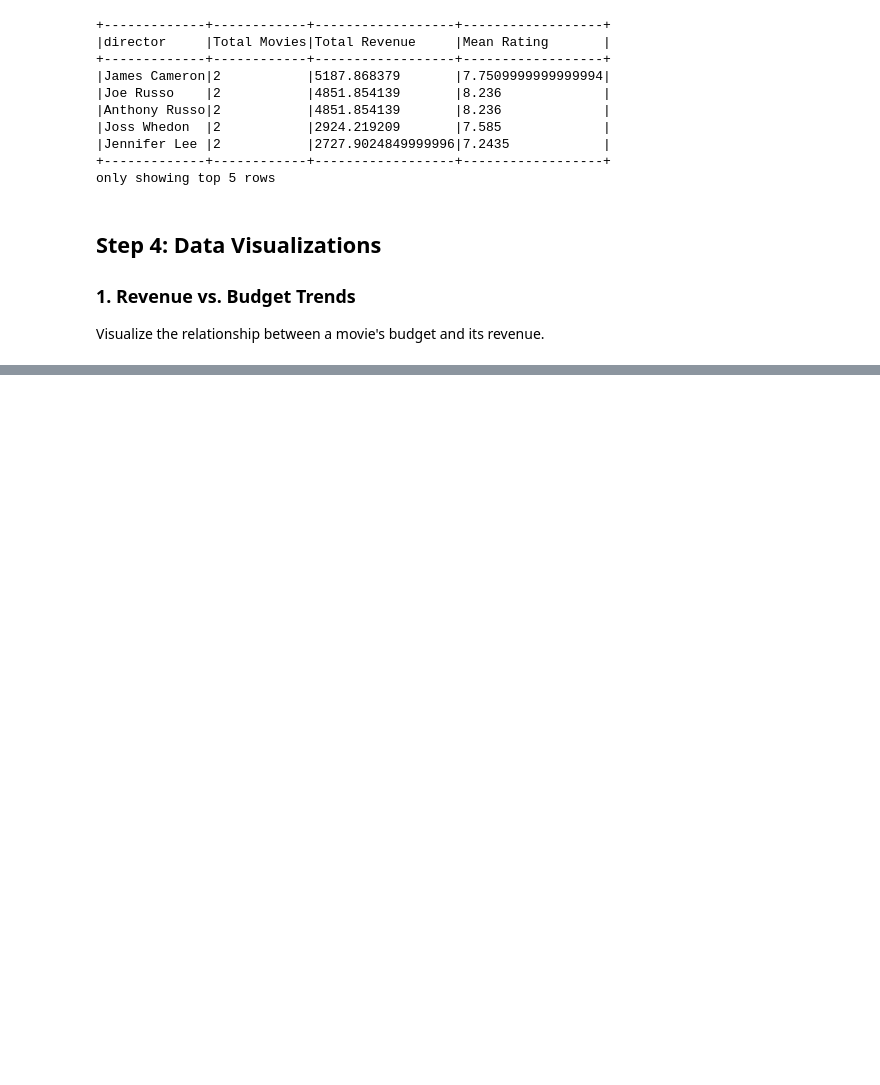
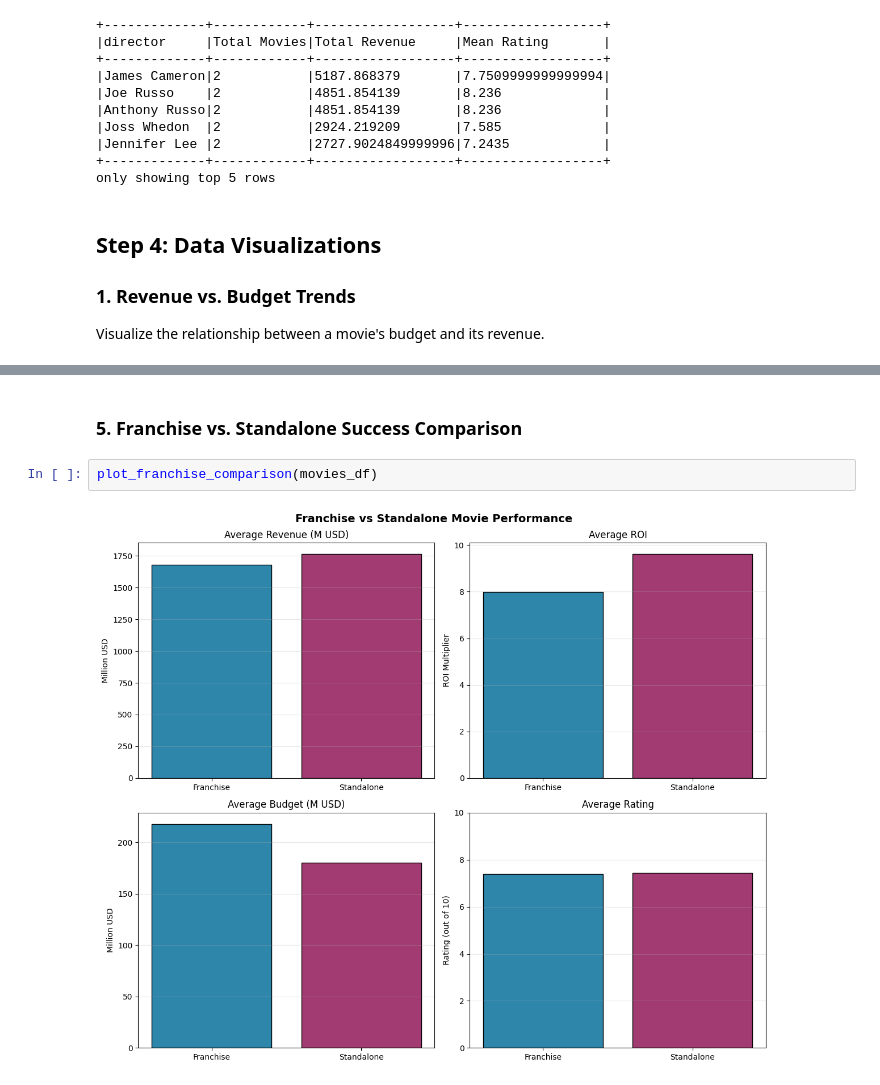
Before and after one commit to manaf-dev/spark-tmdb-movie-data-analysis, a Jupyter notebook: tmdb-analysis.ipynb, the cells around one changed output, grey strips where cells are left out. Drawn from its saved outputs; the diff is of its cells as text; blank space fills up the shorter version.

```diff
--- a/tmdb-analysis.ipynb
+++ b/tmdb-analysis.ipynb
@@ -363,0 +396,6 @@ plot_revenue_vs_budget(movies_df)
+# %% [markdown]
+### 5. Franchise vs. Standalone Success Comparison
+# %%
+plot_franchise_comparison(movies_df)
+# %% [output]
+[figure, added]
```
Also changed, not shown: parts of 42 cells of this notebook, 1 other file.
